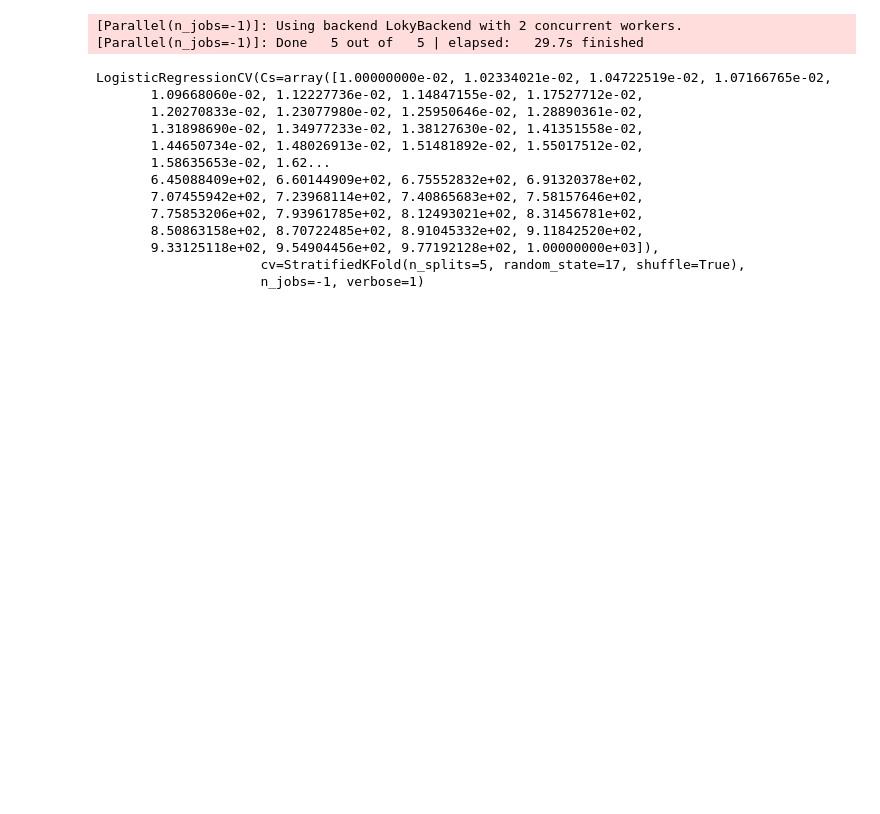
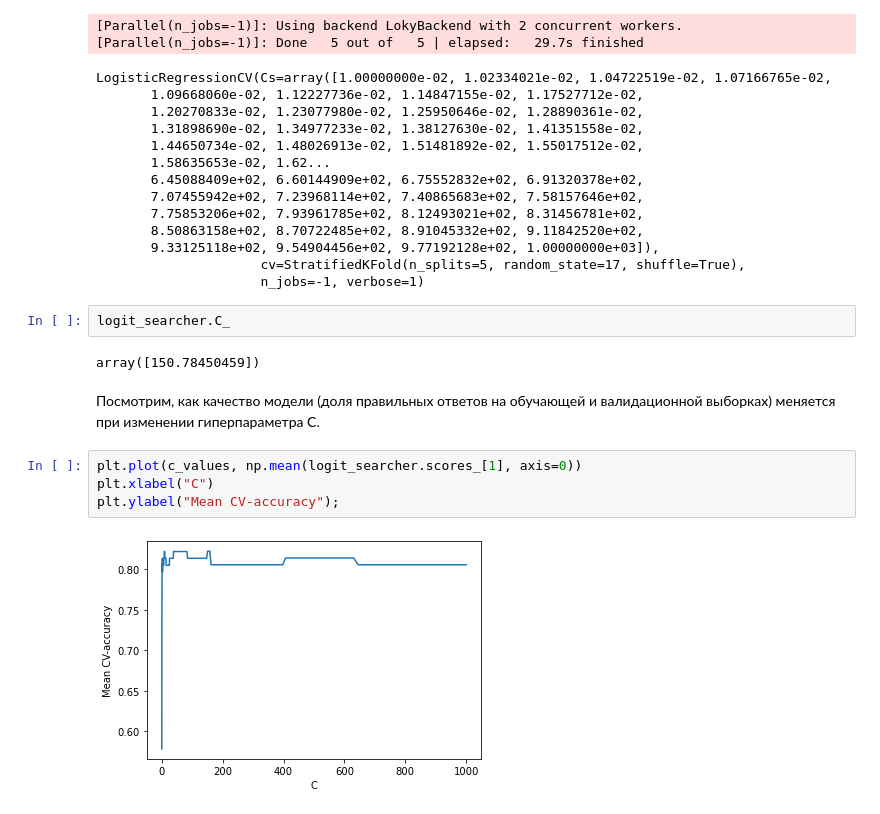
Before and after one commit to OSedina/Study_Machine_Learning, a Jupyter notebook: Supervised_learning/Logistic_regression.ipynb, the cells around one changed output. Saved outputs shown, nothing was run; the diff lists cells and outputs as text; blank space fills up the shorter version.

```diff
--- a/Supervised_learning/Logistic_regression.ipynb
+++ b/Supervised_learning/Logistic_regression.ipynb
@@ -144,3 +144,15 @@ LogisticRegressionCV(Cs=array([1.00000000e-02, 1.02334021e-02, 1.04722519e-02, 1
        9.33125118e+02, 9.54904456e+02, 9.77192128e+02, 1.00000000e+03]),
                      cv=StratifiedKFold(n_splits=5, random_state=17, shuffle=True),
                      n_jobs=-1, verbose=1)
+# %%
+logit_searcher.C_
+# %% [output]
+array([150.78450459])
+# %% [markdown]
+Посмотрим, как качество модели (доля правильных ответов на обучающей и валидационной выборках) меняется при изменении гиперпараметра C.
+# %%
+plt.plot(c_values, np.mean(logit_searcher.scores_[1], axis=0))
+plt.xlabel("C")
+plt.ylabel("Mean CV-accuracy");
+# %% [output]
+[figure, added]
```
Also changed, not shown: parts of 3 cells of this notebook.
